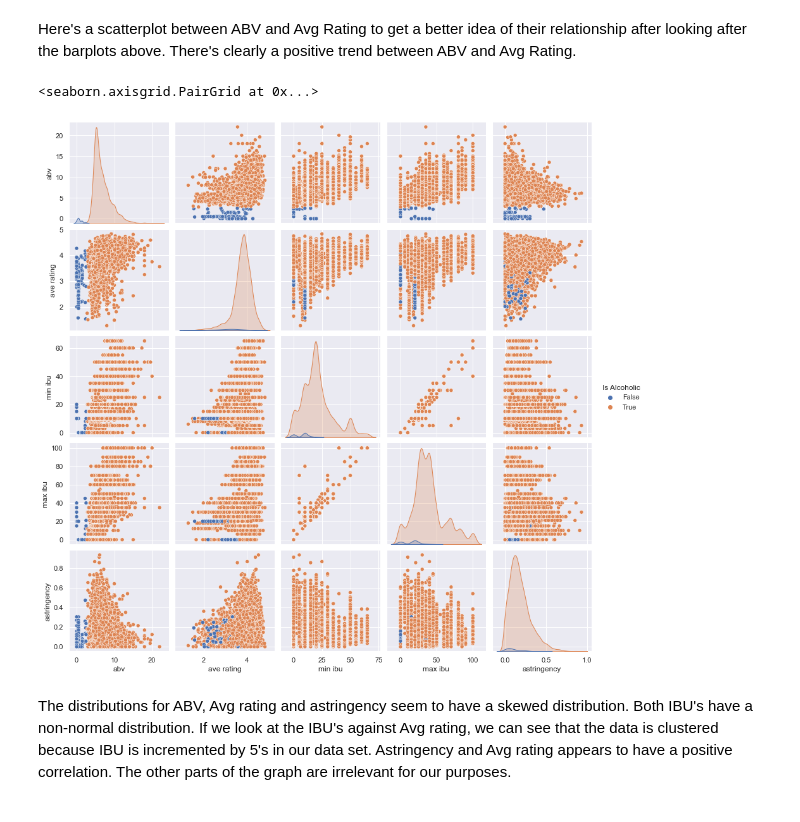
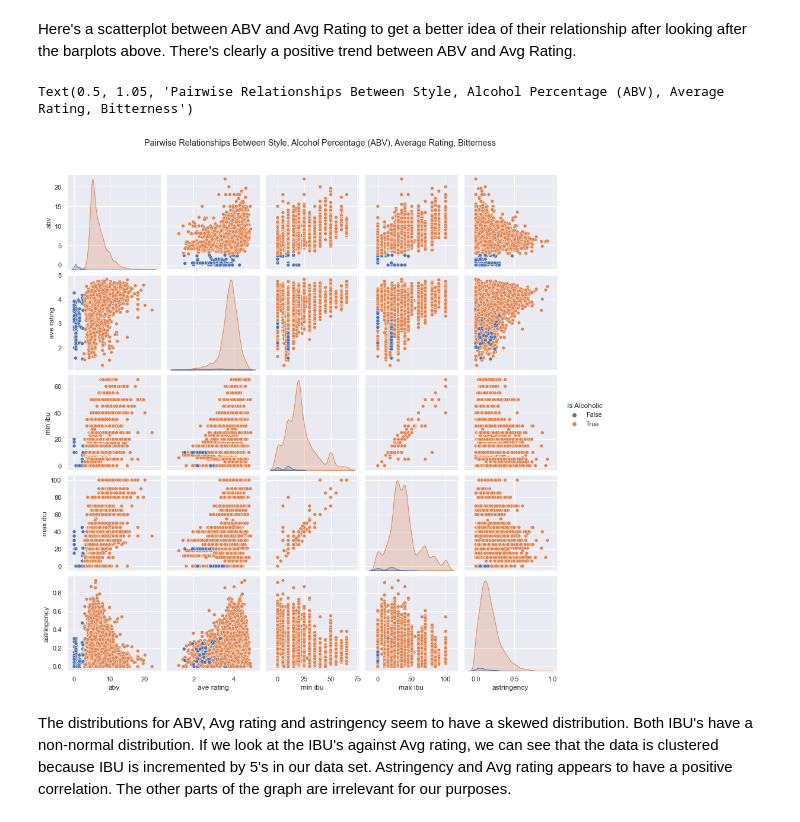
Before and after one commit to BrandonLuong/Beer-Analysis, a Jupyter notebook: EDACheckpointGroup_039-Fa22.ipynb, the cells around one changed output. Drawn from its saved outputs; the diff is of its cells as text; code cells hidden in the pictures.

Commit message:
added plot titles

```diff
--- a/EDACheckpointGroup_039-Fa22.ipynb
+++ b/EDACheckpointGroup_039-Fa22.ipynb
@@ -177,4 +177,7 @@ final
 # Data Analysis & Results (EDA)
 # %% [markdown]
 Carry out EDA on your dataset(s); Describe in this section
+# %%
+# set figure size
+sns.set(rc={'figure.figsize':(11.7,8.27)})
 # %%
@@ -242,10 +233,11 @@ sns.move_legend(ax, "upper left", bbox_to_anchor=(1, 1))
 Here's a scatterplot between ABV and Avg Rating to get a better idea of their relationship after looking after the barplots above.
 There's clearly a positive trend between ABV and Avg Rating.
 # %%
-sns.pairplot(data = new_final[['style', 'abv', 'ave rating', 'min ibu', 'max ibu', 'astringency', 'Is Alcoholic']], hue = 'Is Alcoholic')
+fig1 = sns.pairplot(data = new_final[['style', 'abv', 'ave rating', 'min ibu', 'max ibu', 'astringency', 'Is Alcoholic']], hue = 'Is Alcoholic')
+fig1.fig.suptitle('Pairwise Relationships Between Style, Alcohol Percentage (ABV), Average Rating, Bitterness', y=1.05)
 # %% [output]
-<seaborn.axisgrid.PairGrid at 0x...>
+Text(0.5, 1.05, 'Pairwise Relationships Between Style, Alcohol Percentage (ABV), Average Rating, Bitterness')
-[figure, old version]
+[figure, new version]
 # %% [markdown]
 The distributions for ABV, Avg rating and astringency seem to have a skewed distribution. Both IBU's have a non-normal distribution.
 If we look at the IBU's against Avg rating, we can see that the data is clustered because IBU is incremented by 5's in our data set.
```
Also changed, not shown: parts of 5 cells of this notebook, 1 other file.
